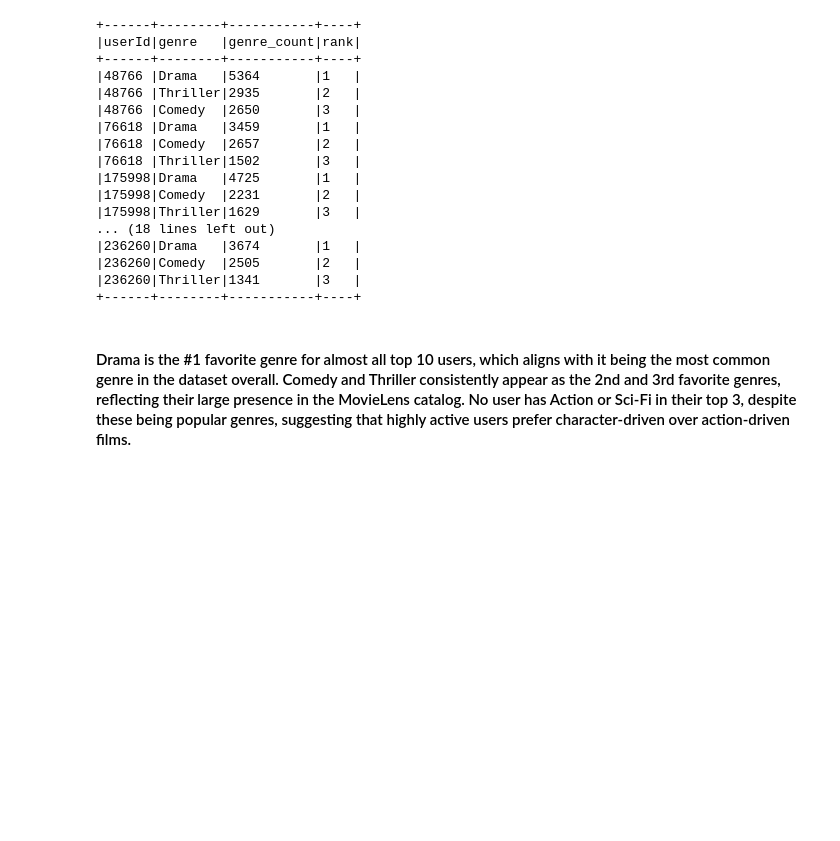
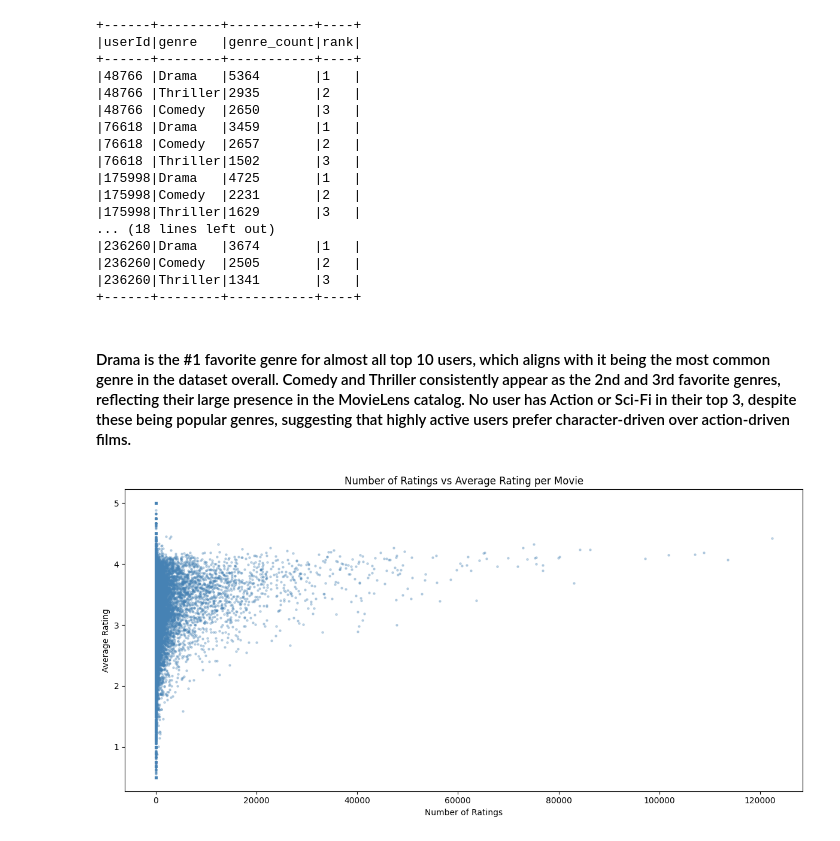
Before and after one commit to alexpanayi474/DSC511-MovieLens-Project, a Jupyter notebook: DSC_511_MovieLens.ipynb, the cells around one changed output. Saved outputs shown, nothing was run; the diff lists cells and outputs as text; code cells hidden in the pictures; blank space fills up the shorter version.

Commit message:
added bivariate analysis (plots and observations)

```diff
--- a/DSC_511_MovieLens.ipynb
+++ b/DSC_511_MovieLens.ipynb
@@ -670,3 +670,26 @@ top10_fav_genres.show(30, truncate=False)
 +------+--------+-----------+----+
 # %% [markdown]
 #### Drama is the #1 favorite genre for almost all top 10 users, which aligns with it being the most common genre in the dataset overall. Comedy and Thriller consistently appear as the 2nd and 3rd favorite genres, reflecting their large presence in the MovieLens catalog. No user has Action or Sci-Fi in their top 3, despite these being popular genres, suggesting that highly active users prefer character-driven over action-driven films.
+# %%
+#  Scatter Plot — Num Ratings vs Avg Rating per Movie
+
+# Aggregate number of ratings and average rating per movie
+movie_stats = movies_ratings_merged \
+    .groupBy("movieId", "title") \
+    .agg(count("rating").alias("num_ratings"),
+         round(avg("rating"), 2).alias("avg_rating"))
+
+movie_stats_pd = movie_stats.toPandas()
+
+plt.figure(figsize=(12, 6))
+plt.scatter(movie_stats_pd["num_ratings"],
+            movie_stats_pd["avg_rating"],
+            alpha=0.3, s=5, color="steelblue")
+
+plt.title("Number of Ratings vs Average Rating per Movie")
+plt.xlabel("Number of Ratings")
+plt.ylabel("Average Rating")
+plt.tight_layout()
+plt.show()
+# %% [output]
+[figure, added]
```
Also changed, not shown: parts of 7 cells of this notebook.
